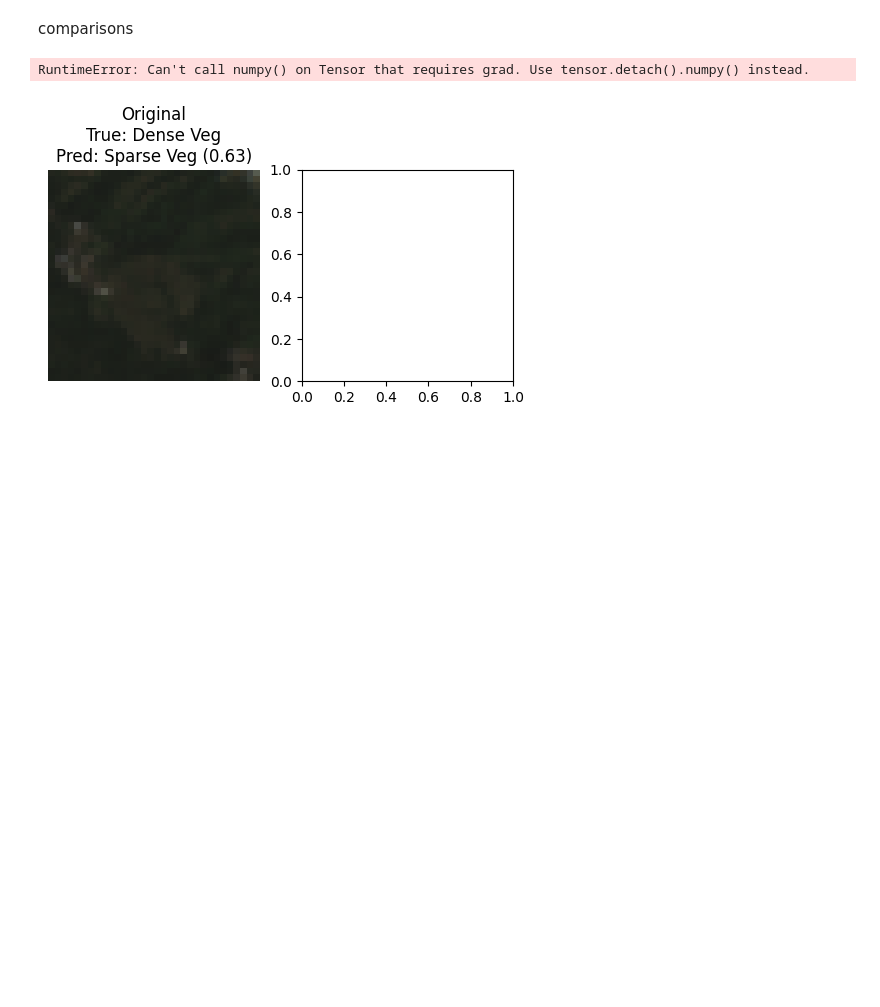
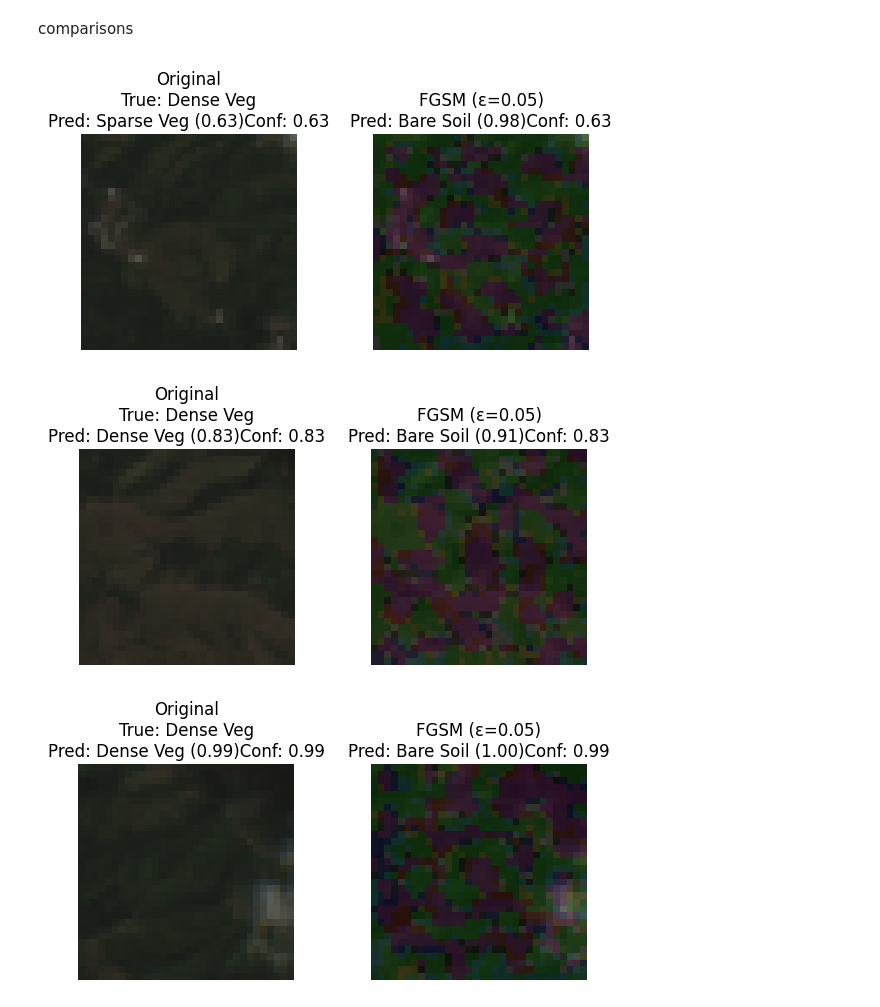
Before and after one commit to Adversarial-Spring-2026/Learning-Path, a Jupyter notebook: Task_4/task4_notebook.ipynb, the cells around one changed output. Saved outputs shown, nothing was run; the diff lists cells and outputs as text; code cells hidden in the pictures; blank space fills up the shorter version.

```diff
--- a/Task_4/task4_notebook.ipynb
+++ b/Task_4/task4_notebook.ipynb
@@ -773,34 +773,37 @@ def show_fgsm_examples(model, loader, eps=0.05, num_examples=5):
 
             with torch.no_grad():
                 adv_out = model(x_adv)
                 adv_probs = F.softmax(adv_out, dim=1)
                 adv_conf, adv_pred = torch.max(adv_probs, 1)
 
             # ----- PLOT -----
             fig, axes = plt.subplots(1, 2, figsize=(6, 3))
 
             axes[0].imshow(x.squeeze().permute(1,2,0).cpu())
             axes[0].set_title(
                 f"Original\nTrue: {class_names[label.item()]}\n"
-                f"Pred: {class_names[clean_pred.item()]} ({clean_conf.item():.2f})"
+                f"Pred: {class_names[clean_pred.item()]} ({clean_conf.item():.2f})\n"
+                f"Conf: {clean_conf.item():.2f}"
             )
             axes[0].axis("off")
 
             axes[1].imshow(x_adv.detach().squeeze().permute(1,2,0).cpu())
             axes[1].set_title(
                 f"FGSM (ε={eps})\n"
-                f"Pred: {class_names[adv_pred.item()]} ({adv_conf.item():.2f})"
+                f"Pred: {class_names[adv_pred.item()]} ({adv_conf.item():.2f})\n"
+                f"Conf: {adv_conf.item():.2f}"
             )
             axes[1].axis("off")
 
             plt.tight_layout()
             plt.show()
 
             shown += 1
 
 
 # Run it
 show_fgsm_examples(model, test_loader, eps=0.05, num_examples=5)
 # %% [output]
-RuntimeError: Can't call numpy() on Tensor that requires grad. Use tensor.detach().numpy() instead.
-[figure, old version]
+[figure, new version]
+[figure, added]
+[figure, added]
```
Also changed, not shown: parts of 1 cell of this notebook.
